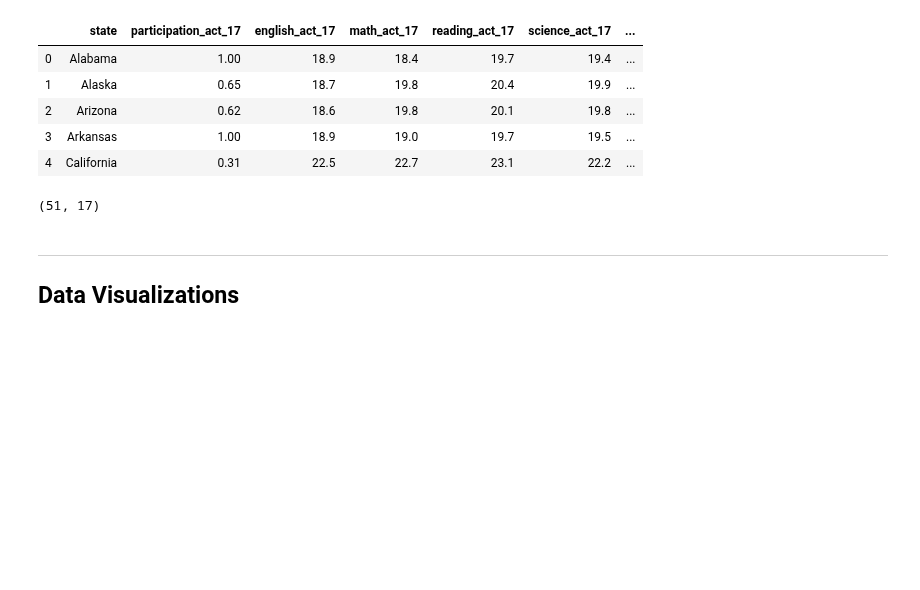
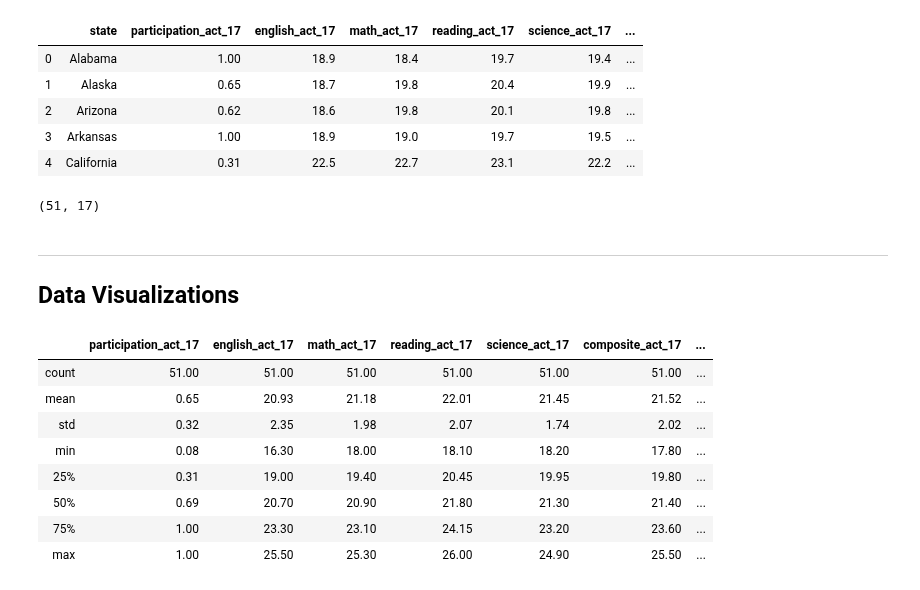
Before and after one commit to CreightonAshton/Scratchwork, a Jupyter notebook: Code/ACT-SAT/ACT-SAT.ipynb, the cells around one changed output. Drawn from its saved outputs; the diff is of its cells as text; code cells hidden in the pictures; blank space fills up the shorter version.

```diff
--- a/Code/ACT-SAT/ACT-SAT.ipynb
+++ b/Code/ACT-SAT/ACT-SAT.ipynb
@@ -482,3 +482,15 @@ df.to_csv('../../Data/ACT-SAT/combined_df.csv', index=False)
 # %% [markdown]
 ___
 ## Data Visualizations
+# %%
+df.describe().round(2)
+# %% [output]
+|  | participation_act_17 | english_act_17 | math_act_17 | reading_act_17 | science_act_17 | composite_act_17 | ... |
+| count | 51.00 | 51.00 | 51.00 | 51.00 | 51.00 | 51.00 | ... |
+| mean | 0.65 | 20.93 | 21.18 | 22.01 | 21.45 | 21.52 | ... |
+| std | 0.32 | 2.35 | 1.98 | 2.07 | 1.74 | 2.02 | ... |
+| min | 0.08 | 16.30 | 18.00 | 18.10 | 18.20 | 17.80 | ... |
+| 25% | 0.31 | 19.00 | 19.40 | 20.45 | 19.95 | 19.80 | ... |
+| 50% | 0.69 | 20.70 | 20.90 | 21.80 | 21.30 | 21.40 | ... |
+| 75% | 1.00 | 23.30 | 23.10 | 24.15 | 23.20 | 23.60 | ... |
+| max | 1.00 | 25.50 | 25.30 | 26.00 | 24.90 | 25.50 | ... |
```
Also changed, not shown: parts of 13 cells of this notebook.
